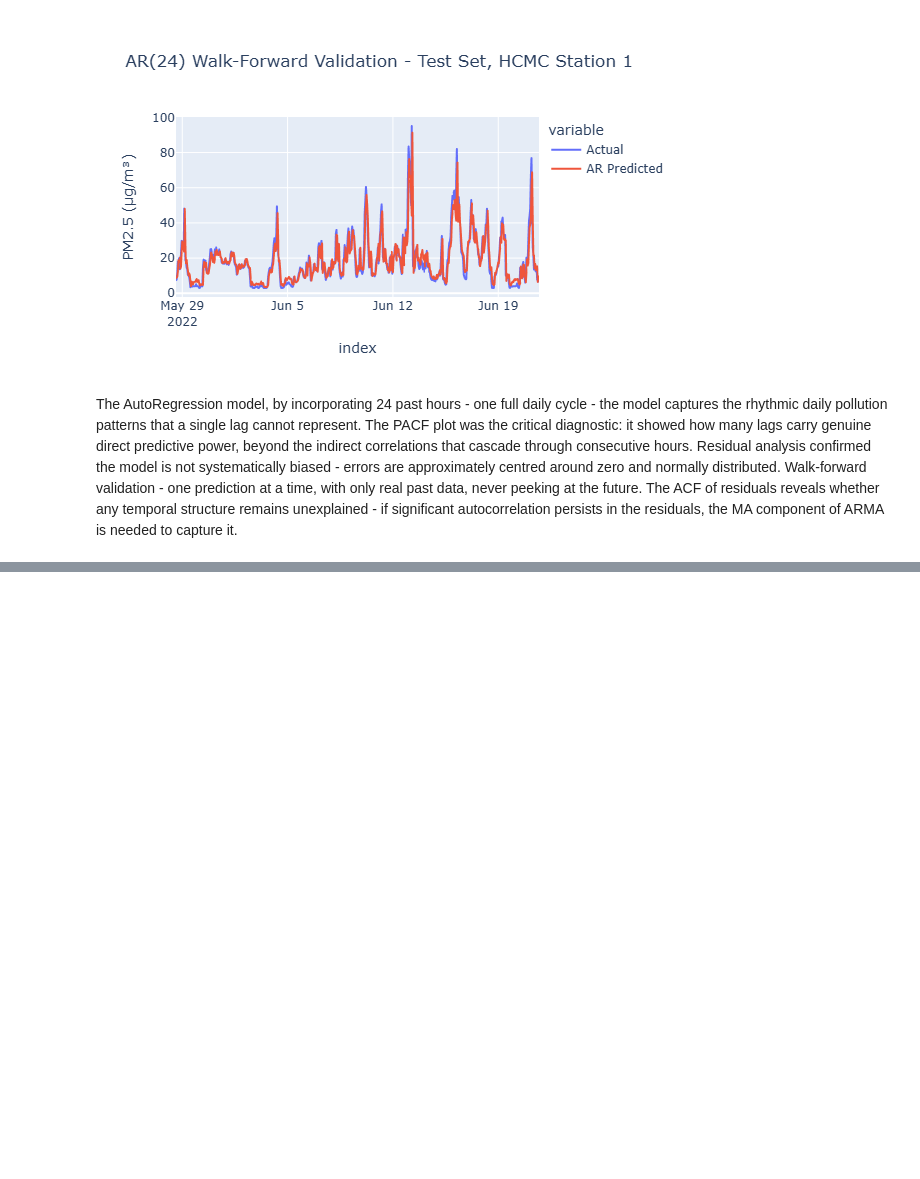
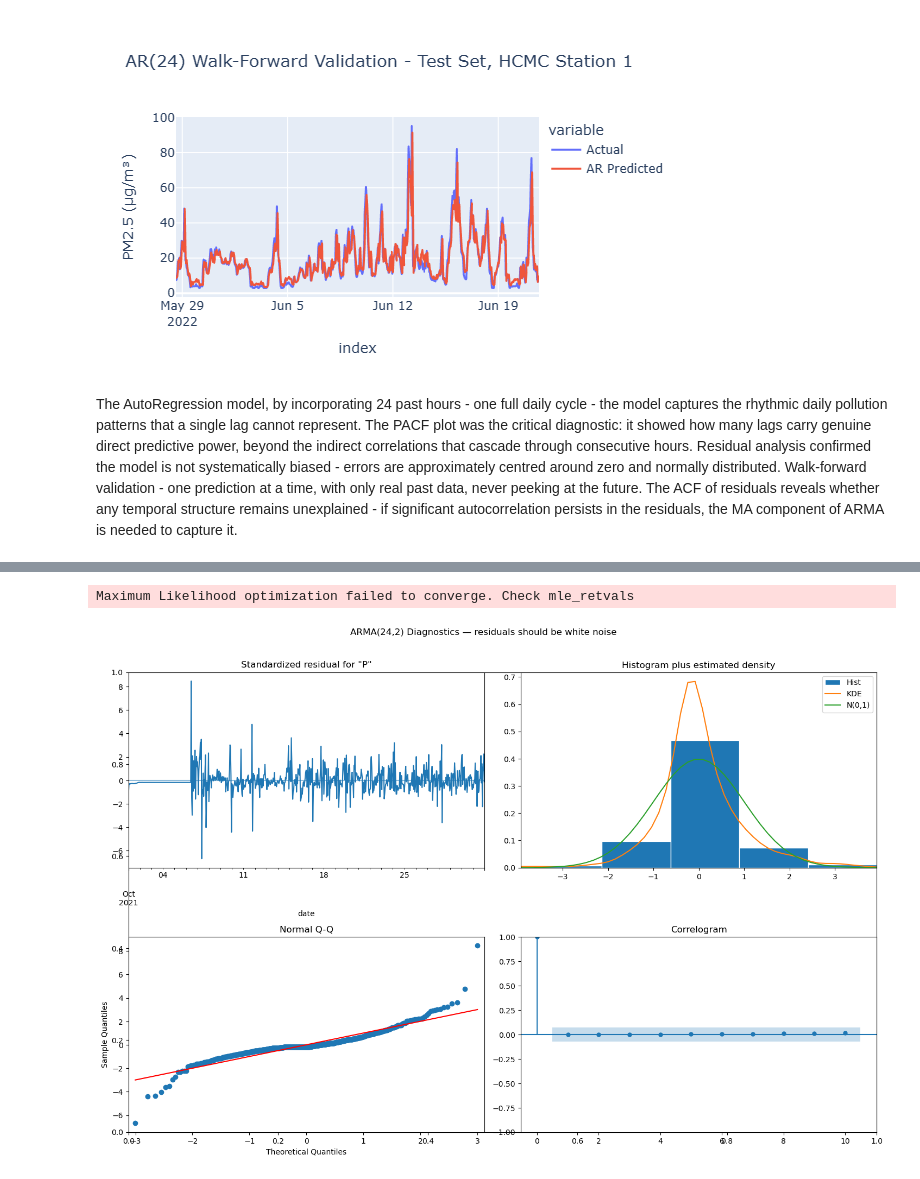
Before and after one commit to AJ-MH/Data-Science-Machine-Learning, a Jupyter notebook: hcmc-air-quality-forecasting/hcmc_air_quality_forecasting.ipynb, the cells around one changed output, grey strips where cells are left out. Cells and saved outputs as stored; diff of their text form; code cells hidden in the pictures; blank space fills up the shorter version.

```diff
--- a/hcmc-air-quality-forecasting/hcmc_air_quality_forecasting.ipynb
+++ b/hcmc-air-quality-forecasting/hcmc_air_quality_forecasting.ipynb
@@ -443,0 +548,12 @@ The AutoRegression model, by incorporating 24 past hours - one full daily cycle
+# %%
+# Train best model and check diagnostics
+best_model = ARIMA(y_train_arma, order=(best_p, 0, best_q)).fit()
+
+fig, ax = plt.subplots(figsize=(15, 10))
+best_model.plot_diagnostics(fig=fig)
+plt.suptitle(f'ARMA({best_p},{best_q}) Diagnostics — residuals should be white noise', y=1.01)
+plt.tight_layout()
+plt.show()
+# %% [output]
+Maximum Likelihood optimization failed to converge. Check mle_retvals
+[figure, added]
```
Also changed, not shown: parts of 15 cells of this notebook.
